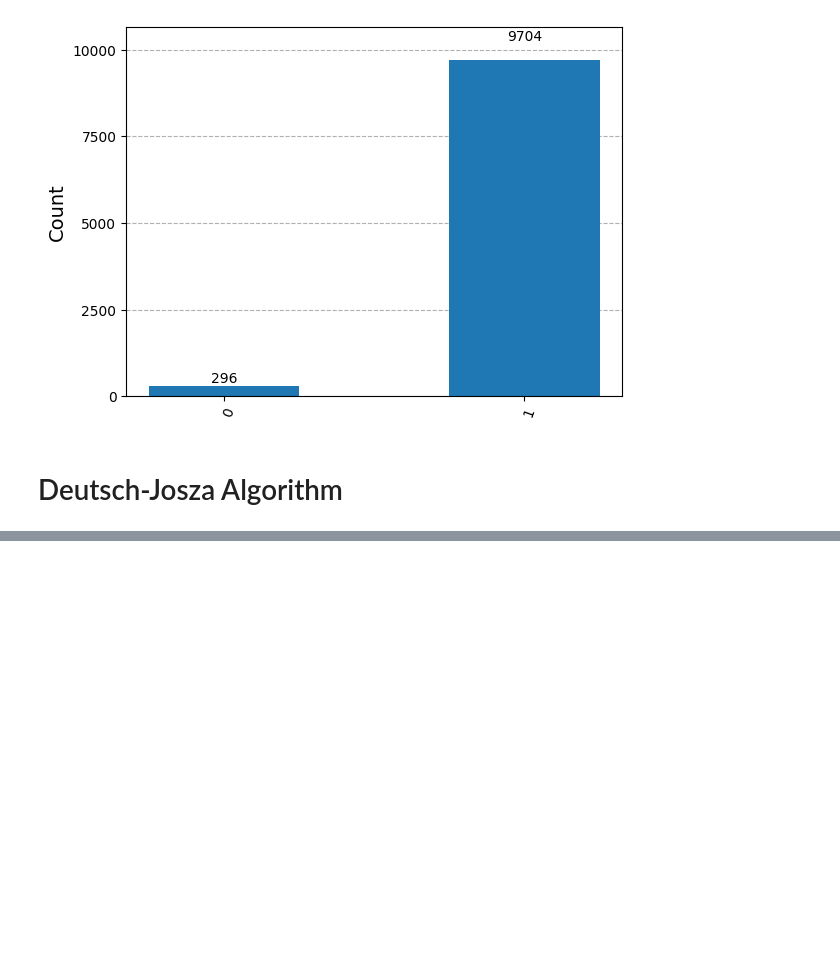
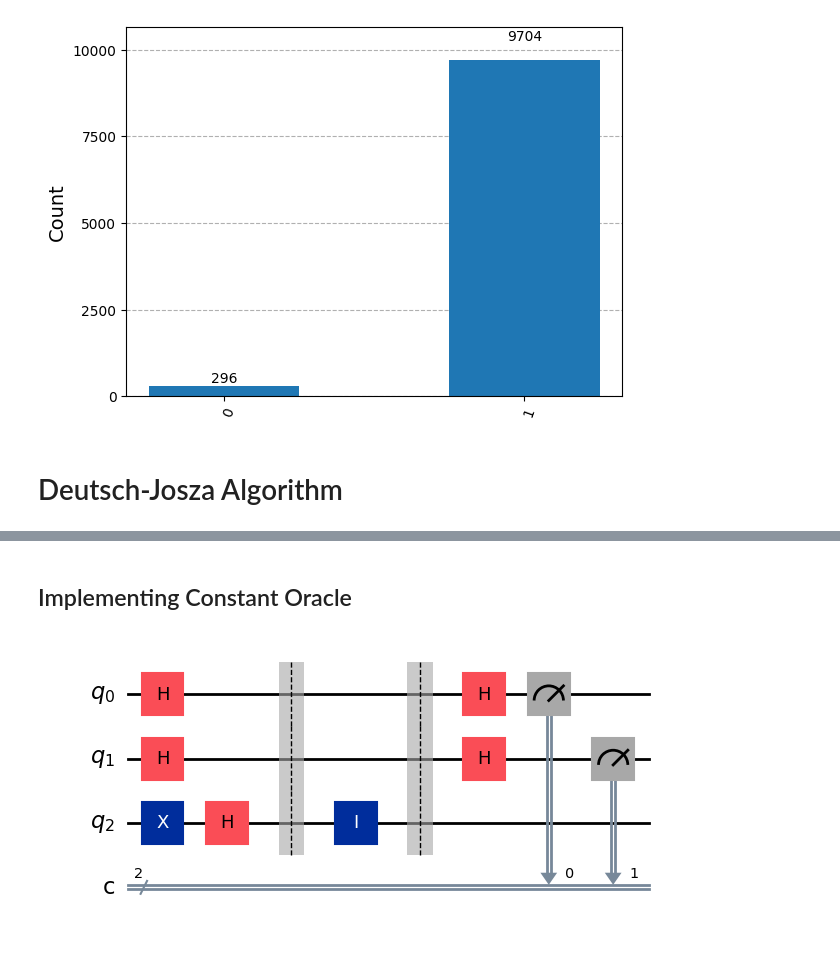
Before and after one commit to Nihar-Shah2001/Quantum_Computing_Notes, a Jupyter notebook: Notes/codes/deutsch-josza_algorithm.ipynb, the cells around one changed output, grey strips where cells are left out. Cells and saved outputs as stored; diff of their text form; code cells hidden in the pictures; blank space fills up the shorter version.

Commit message:
Completed Deutsch-Josza Algorithm

```diff
--- a/Notes/codes/deutsch-josza_algorithm.ipynb
+++ b/Notes/codes/deutsch-josza_algorithm.ipynb
@@ -192,0 +314,7 @@ plot_histogram(dist_4)
+# %% [markdown]
+## Implementing Constant Oracle
+# %%
+qc_const_0=deutsch_jozsa(num_qubits=2,value=0,oracle=False,oracle_type="constant",b_str="")
+qc_const_0.draw("mpl")
+# %% [output]
+[figure, added]
```
Also changed, not shown: parts of 40 cells of this notebook, 24 other files.
